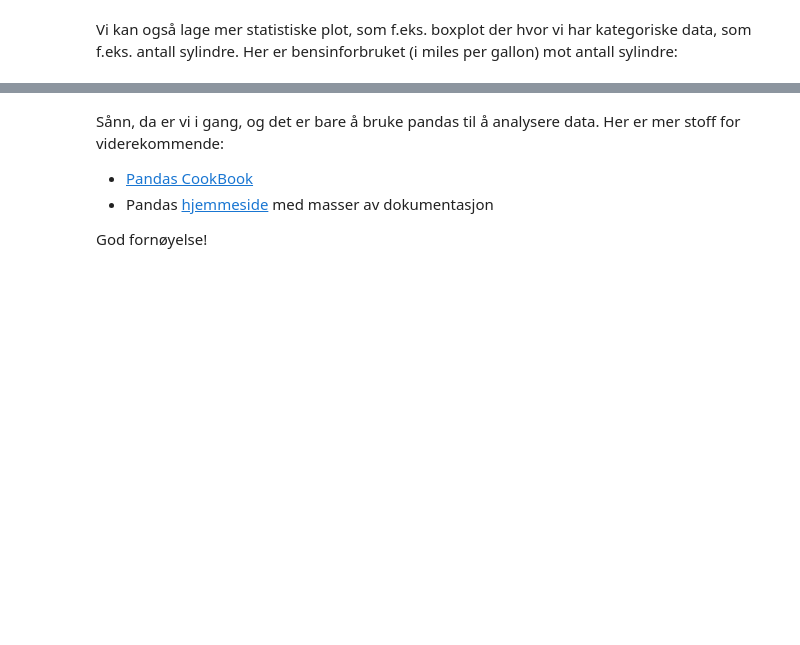
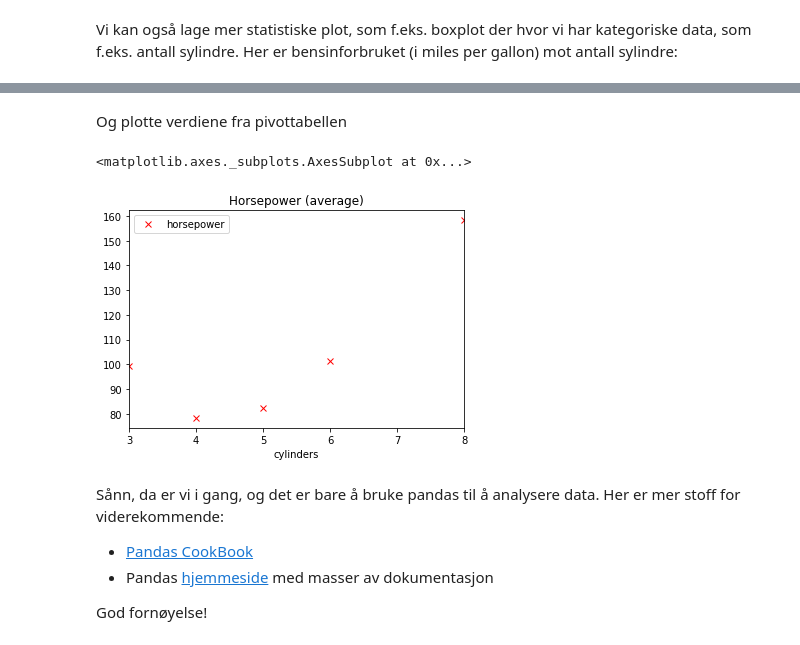
Before and after one commit to ifarup/pandas-demo, a Jupyter notebook: demo.ipynb, the cells around one changed output, grey strips where cells are left out. Saved outputs shown, nothing was run; the diff lists cells and outputs as text; code cells hidden in the pictures; blank space fills up the shorter version.

```diff
--- a/demo.ipynb
+++ b/demo.ipynb
@@ -58,0 +59,3 @@ Vi kan også lage pivot-tabeller:
+# %%
+pivot = auto.pivot_table(index='cylinders')
+pivot
@@ -59,3 +70,10 @@ Vi kan også lage pivot-tabeller:
+# %% [markdown]
+Og plotte verdiene fra pivottabellen
+# %%
+pivot.plot(y='horsepower', style='xr', title='Horsepower (average)')
+# %% [output]
+<matplotlib.axes._subplots.AxesSubplot at 0x...>
+[figure, added]
 # %% [markdown]
 Sånn, da er vi i gang, og det er bare å bruke pandas til å analysere data. Her er mer stoff for viderekommende:
 
```
Also changed, not shown: parts of 9 cells of this notebook.
